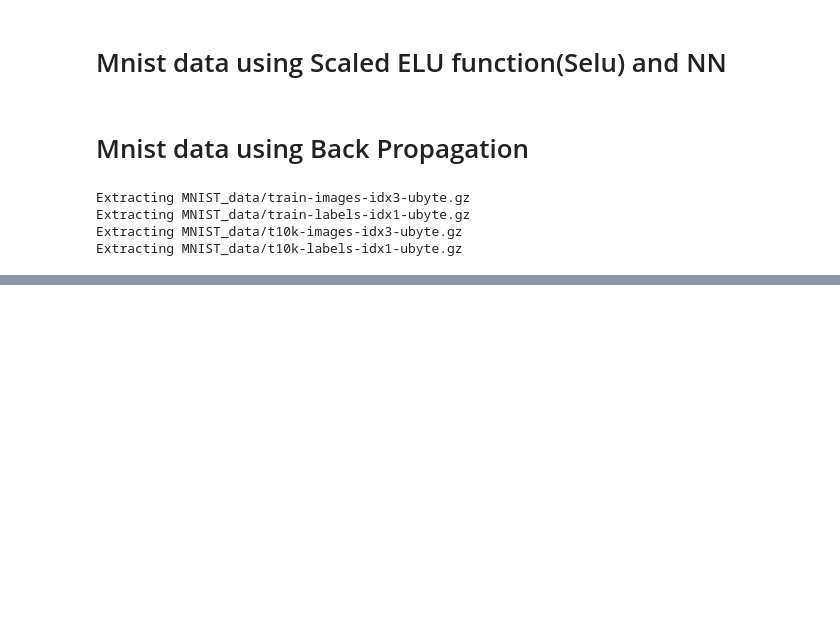
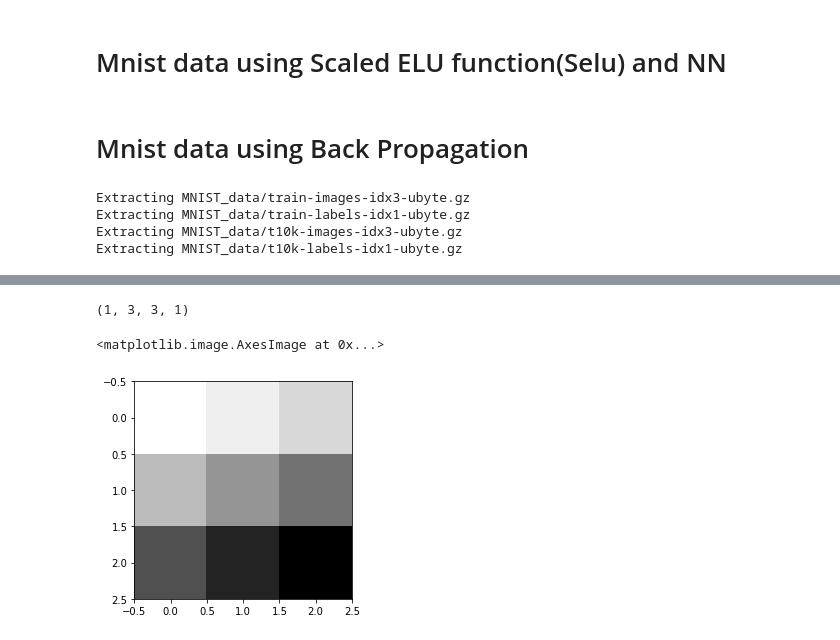
Before and after one commit to kimsangho611/DeepLearningZeroToAll-Practice, a Jupyter notebook: 모두의_딥러닝.ipynb, the cells around one changed output, grey strips where cells are left out. Saved outputs shown, nothing was run; the diff lists cells and outputs as text; code cells hidden in the pictures; blank space fills up the shorter version.

```diff
--- a/모두의_딥러닝.ipynb
+++ b/모두의_딥러닝.ipynb
@@ -2577,0 +2512,14 @@ Extracting MNIST_data/t10k-labels-idx1-ubyte.gz
+# %%
+image = np.array([[[[1],[2],[3]],
+                   [[4],[5],[6]],
+                   [[7],[8],[9]]]], dtype=np.float32)
+print(image.shape)
+plt.imshow(image.reshape(3, 3), cmap='Greys')
+
+# shape = (1, 3, 3, 1)
+# 여기서 3, 3, 1은 3 by 3의 이미지를 가지며 색상은 1개임을 의미함
+# shape[0]은 몇개의 이미지, instance를 사용할 것인지를 의미함
+# %% [output]
+(1, 3, 3, 1)
+<matplotlib.image.AxesImage at 0x...>
+[figure, added]
```
Also changed, not shown: parts of 35 cells of this notebook.
